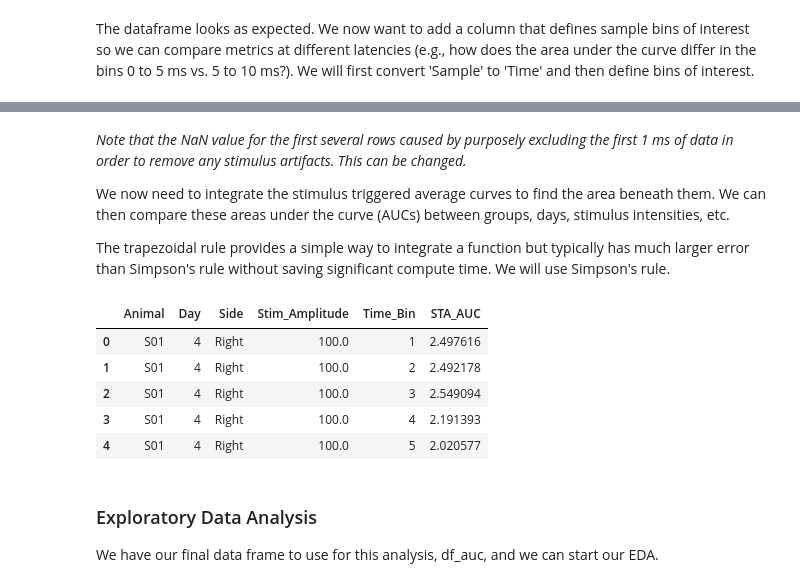
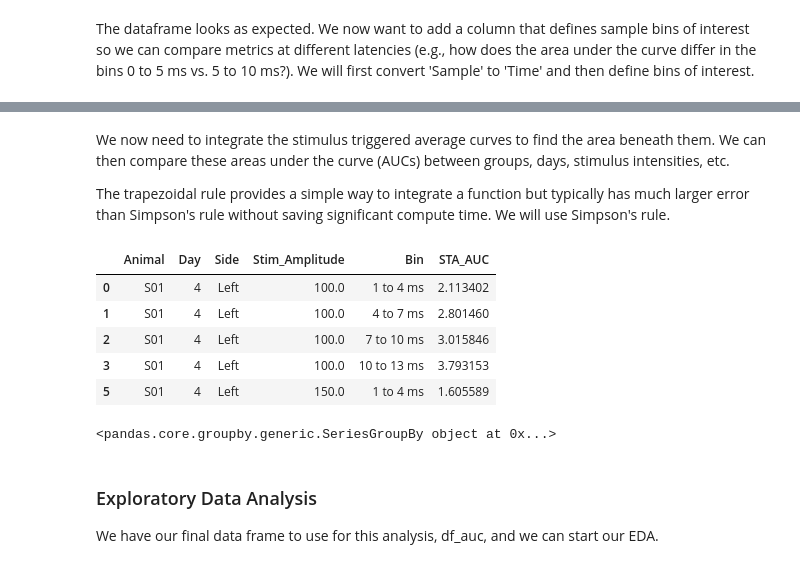
Before and after one commit to IanGMalone/Evoked_Potential_Analysis, a Jupyter notebook: Motor Evoked Potential Analyses.ipynb, the cells around one changed output, grey strips where cells are left out. Cells and saved outputs as stored; diff of their text form; code cells hidden in the pictures.

```diff
--- a/Motor Evoked Potential Analyses.ipynb
+++ b/Motor Evoked Potential Analyses.ipynb
@@ -32 +31,6 @@ df_sta = df_sta[df_sta["Side"] == 'Right']
+# %%
+if 'NEIL' in path:
+    df_sta = df_sta[df_sta["Side"] == 'Left']
+else:
+    df_sta = df_sta[df_sta["Side"] == 'Right']
 # %%
@@ -101,12 +105,12 @@ from sklearn.preprocessing import minmax_scale
 STA_Scaled = df_sta.groupby(['Animal', 'Side'])['STA_Amplitude'].transform(lambda x: minmax_scale(x.astype(float)))
 df_sta_norm = df_sta.copy()
 df_sta_norm['STA_Scaled'] = df_sta_norm.index.map(STA_Scaled)
-df_sta_norm = df_sta_norm.reset_index(drop=True)
+df_sta_norm = df_sta_norm.drop(['STA_Amplitude'], axis=1).reset_index(drop=True)
 
 STA_Scaled_50 = df_sta_50.groupby(['Animal', 'Side'])['STA_Amplitude'].transform(lambda x: minmax_scale(x.astype(float)))
 df_sta_50_norm = df_sta_50.copy()
 df_sta_50_norm['STA_Scaled'] = df_sta_50_norm.index.map(STA_Scaled_50)
-df_sta_50_norm = df_sta_50_norm.reset_index(drop=True)
+df_sta_50_norm = df_sta_50_norm.drop(['STA_Amplitude'], axis=1).reset_index(drop=True)
 # %% [markdown]
 ###### The plot below shows the normalized STAs with stimulus artifact removed
 # %%
@@ -132,14 +136,17 @@ df_sta_norm.head()
 # %% [markdown]
 The dataframe looks as expected. We now want to add a column that defines sample bins of interest so we can compare metrics at different latencies (e.g., how does the area under the curve differ in the bins 0 to 5 ms vs. 5 to 10 ms?). We will first convert 'Sample' to 'Time' and then define bins of interest.
+# %%
+sampling_frequency = 5000 # hertz
+df_sta_50_norm['Time'] = df_sta_50_norm['Sample']/sampling_frequency # create time column based on samples and sampling frequency
 # %%
-sampling_frequency = 5000 # hertz
-df_sta['Time'] = df_sta['Sample']/sampling_frequency # create time column based on samples and sampling frequency
+bins = [0.001, 0.004, 0.007, 0.010, 0.013, 0.0298] # define bins
+labels = ['1 to 4 ms', '4 to 7 ms', '7 to 10 ms', '10 to 13 ms', '13 to 29.8 ms'] # define bin labels
+#labels = [1, 2, 3, 4, 5]
 
-bins = [0.001, 0.006, 0.011, 0.016, 0.021, 0.026] # define bins
-#labels = ['1 to 6 ms', '6 to 11 ms', '11 to 16 ms', '16 to 21 ms', '21 to 26 ms'] # define bin labels
-labels = [1, 2, 3, 4, 5]
-df_sta['Time_Bin'] = pd.cut(df_sta['Time'], bins, labels=labels, right=False) # add Time_Bin column to dataframe
-df_sta = df_sta.reindex(columns=['Animal', 'Day', 'Side', 'Stim_Amplitude', 'Sample', 'Time', 'Time_Bin', 'STA_Amplitude'])
-
-df_sta.head()
+df_bin = df_sta_50_norm.copy()
+df_bin['Time_Bin'] = pd.cut(df_bin['Time'], bins, labels=labels, right=False) # add Time_Bin column to dataframe
+df_bin = df_bin.reindex(columns=['Animal', 'Day', 'Side', 'Stim_Amplitude', 'Sample', 'Time', 'Time_Bin', 'STA_Scaled'])
+df_bin.rename(columns = {'Time_Bin':'Bin'}, inplace = True)
+df_bin = df_bin[df_bin['Bin'] != '13 to 29.8 ms'] # drop all data 13 ms after the stimulation
+df_bin.head()
 # %% [output]
@@ -152,22 +169,26 @@ df_sta.head()
 # %% [markdown]
-_Note that the NaN value for the first several rows caused by purposely excluding the first 1 ms of data in order to remove any stimulus artifacts. This can be changed._
-
 We now need to integrate the stimulus triggered average curves to find the area beneath them. We can then compare these areas under the curve (AUCs) between groups, days, stimulus intensities, etc.
 
 The trapezoidal rule provides a simple way to integrate a function but typically has much larger error than Simpson's rule without saving significant compute time. We will use Simpson's rule.
 # %%
 from scipy import integrate
 
-df_auc = df_sta.groupby(['Animal', 'Day', 'Side', 'Stim_Amplitude', 'Time_Bin'])['STA_Amplitude'].apply(integrate.simps).reset_index()
-df_auc.rename(columns = {'STA_Amplitude':'STA_AUC'}, inplace = True)
+df_auc = df_bin.groupby(['Animal', 'Day', 'Side', 'Stim_Amplitude', 'Bin'])['STA_Scaled'].apply(integrate.simps).reset_index()
+df_auc.rename(columns = {'STA_Scaled':'STA_AUC'}, inplace = True)
+df_auc = df_auc.dropna()
 df_auc.head()
 # %% [output]
-|  | Animal | Day | Side | Stim_Amplitude | Time_Bin | STA_AUC |
-| 0 | S01 | 4 | Right | 100.0 | 1 | 2.497616 |
-| 1 | S01 | 4 | Right | 100.0 | 2 | 2.492178 |
-| 2 | S01 | 4 | Right | 100.0 | 3 | 2.549094 |
-| 3 | S01 | 4 | Right | 100.0 | 4 | 2.191393 |
-| 4 | S01 | 4 | Right | 100.0 | 5 | 2.020577 |
+|  | Animal | Day | Side | Stim_Amplitude | Bin | STA_AUC |
+| 0 | S01 | 4 | Left | 100.0 | 1 to 4 ms | 2.113402 |
+| 1 | S01 | 4 | Left | 100.0 | 4 to 7 ms | 2.801460 |
+| 2 | S01 | 4 | Left | 100.0 | 7 to 10 ms | 3.015846 |
+| 3 | S01 | 4 | Left | 100.0 | 10 to 13 ms | 3.793153 |
+| 5 | S01 | 4 | Left | 150.0 | 1 to 4 ms | 1.605589 |
+# %%
+df_auc.groupby(['Animal', 'Stim_Amplitude', 'Bin'])['STA_AUC']
+# df_auc.head(20)
+# %% [output]
+<pandas.core.groupby.generic.SeriesGroupBy object at 0x...>
 # %% [markdown]
 ### Exploratory Data Analysis
 
```
Also changed, not shown: parts of 15 cells of this notebook, 1 other file.
